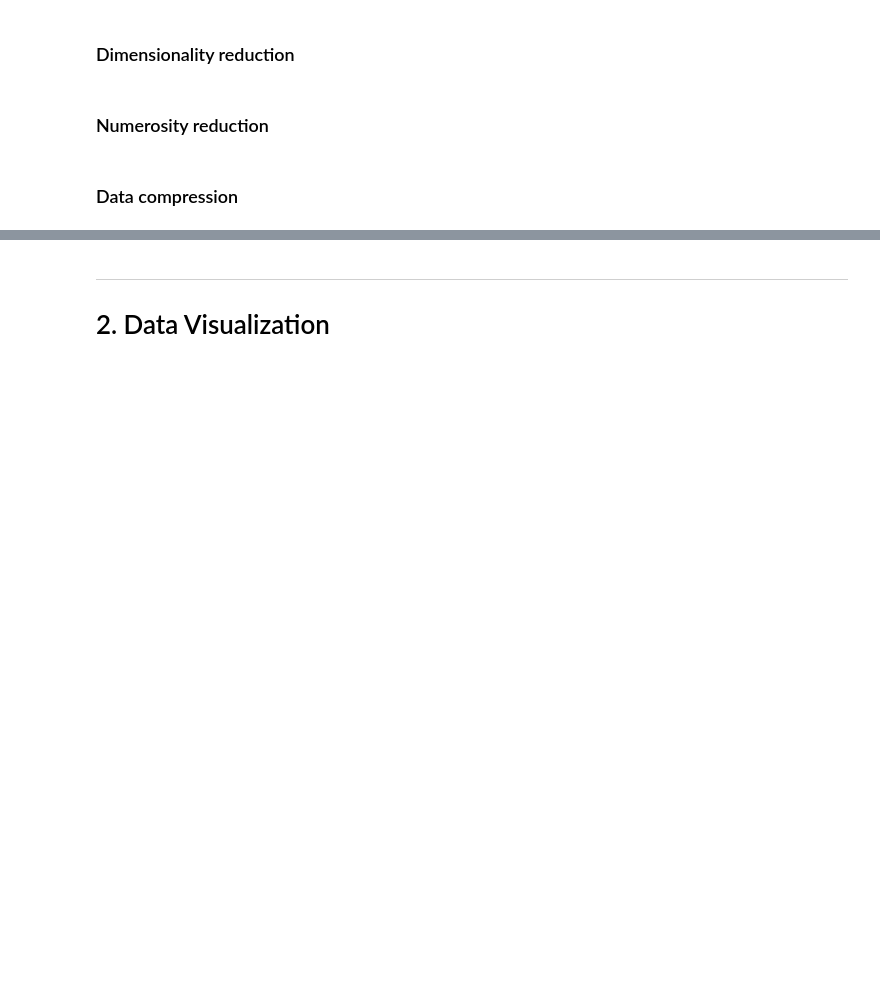
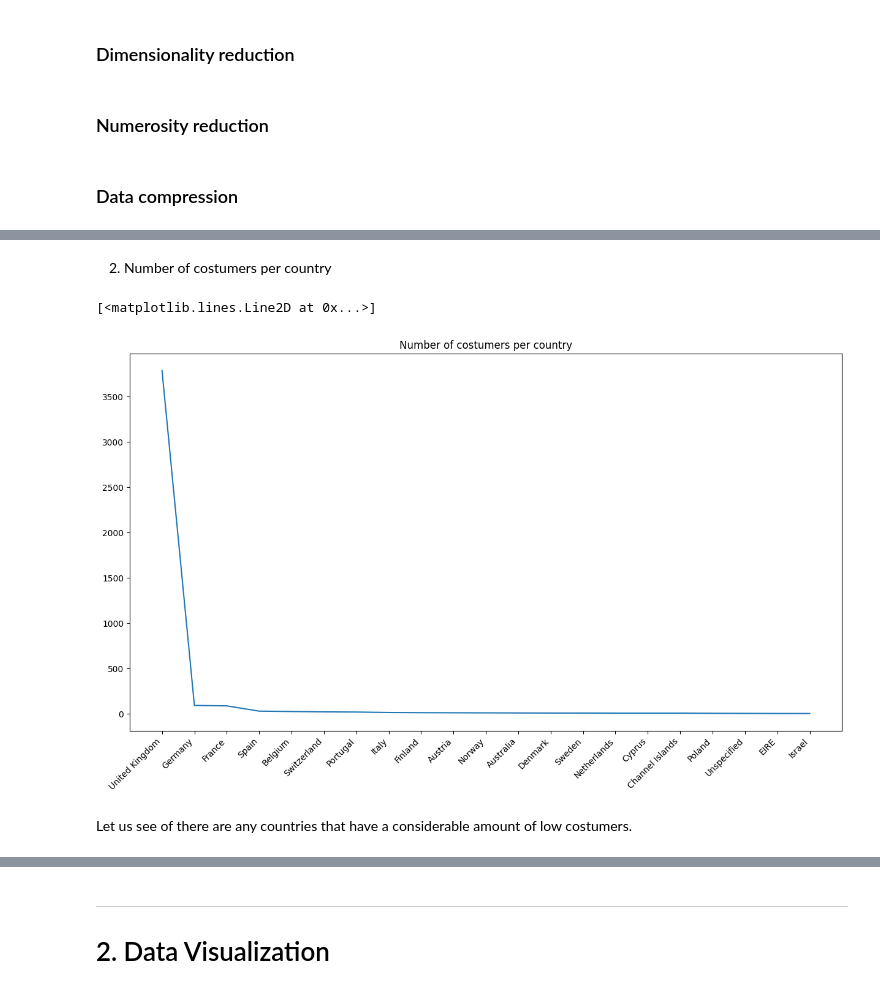
Before and after one commit to biren-charles/Data-Science-Project-ACT, a Jupyter notebook: datascience-online-retail-project.ipynb, the cells around one changed output, grey strips where cells are left out. Cells and saved outputs as stored; diff of their text form; code cells hidden in the pictures; blank space fills up the shorter version.

```diff
--- a/datascience-online-retail-project.ipynb
+++ b/datascience-online-retail-project.ipynb
@@ -164,0 +224,14 @@ TotalPrice  0.512696   0.357885   -0.123738    1.000000
+# %% [markdown]
+2. Number of costumers per country
+# %%
+num_custumers_per_country = transformed_data.groupby('Country')['CustomerID'].nunique().sort_values(ascending=False)
+
+plt.figure(figsize=[15,8])
+plt.title("Number of costumers per country")
+plt.xticks(rotation=45, ha='right')
+plt.plot(num_custumers_per_country)
+# %% [output]
+[<matplotlib.lines.Line2D at 0x...>]
+[figure, added]
+# %% [markdown]
+Let us see of there are any countries that have a considerable amount of low costumers.
```
Also changed, not shown: parts of 17 cells of this notebook.
